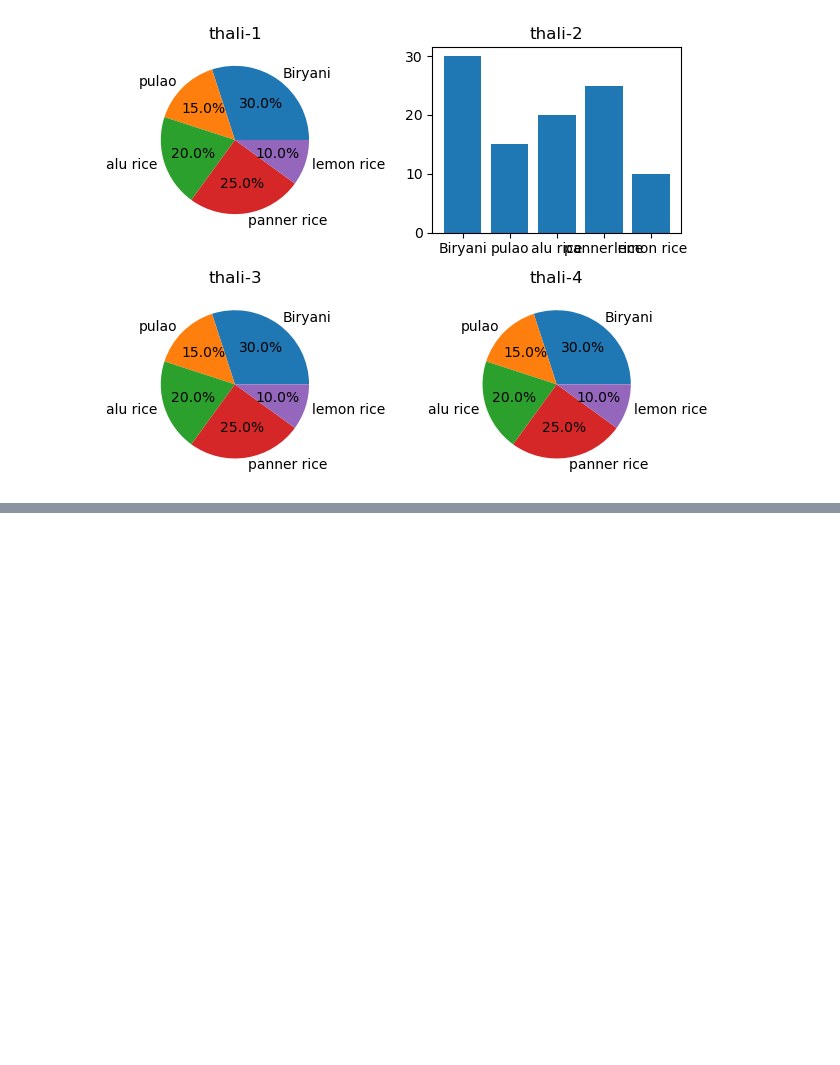
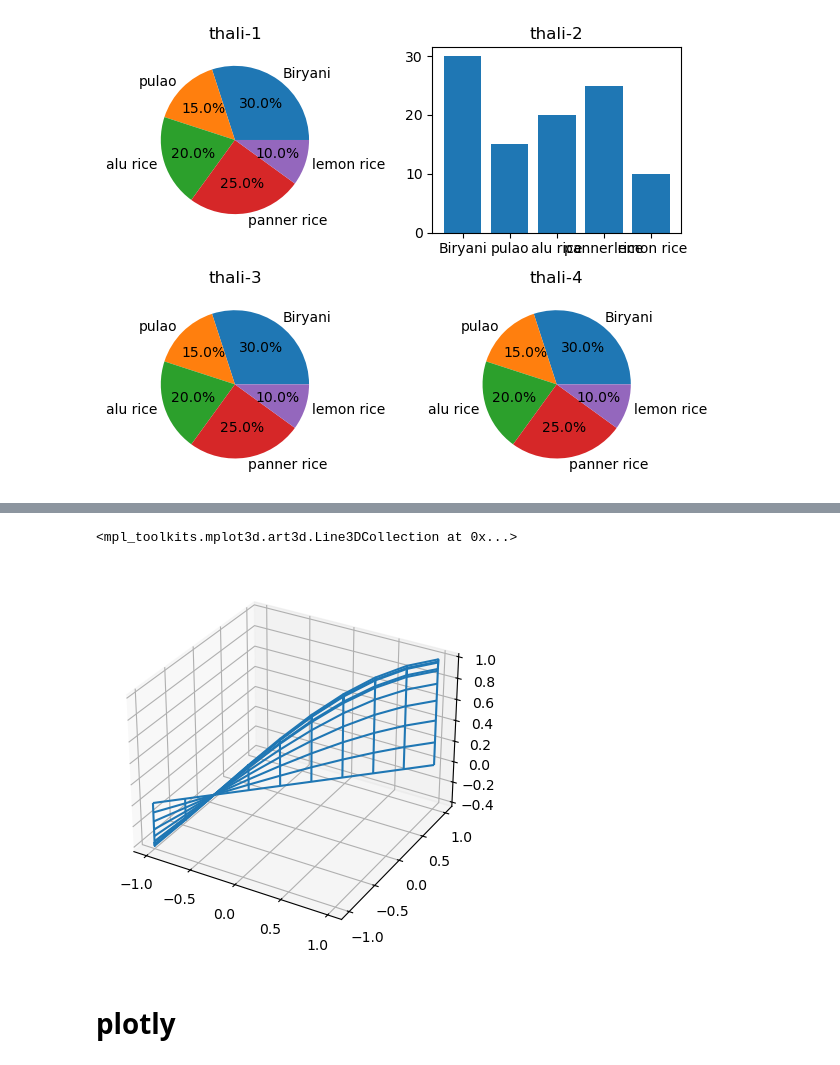
Before and after one commit to Shivacharan16/Data-Analytics-, a Jupyter notebook: Matplotlib.ipynb, the cells around one changed output, grey strips where cells are left out. Drawn from its saved outputs; the diff is of its cells as text; code cells hidden in the pictures; blank space fills up the shorter version.

```diff
--- a/Matplotlib.ipynb
+++ b/Matplotlib.ipynb
@@ -281,0 +316,19 @@ plt.tight_layout()
+# %%
+#
+# x,y,z are the coordinates
+
+x = np.linspace(-1,1,10)
+y = np.linspace(-1,1,10)
+x_new,y_new = np.meshgrid(x,y)
+z = np.sin(x_new+10)*np.cos(y_new+10)
+
+
+fig = plt.figure()
+# 1: row, 1: column, 1:1st chart
+ax = fig.add_subplot(111,projection = '3d')
+ax.plot_wireframe(x,y,z)
+# %% [output]
+<mpl_toolkits.mplot3d.art3d.Line3DCollection at 0x...>
+[figure, added]
+# %% [markdown]
+# plotly
```
Also changed, not shown: parts of 13 cells of this notebook.
